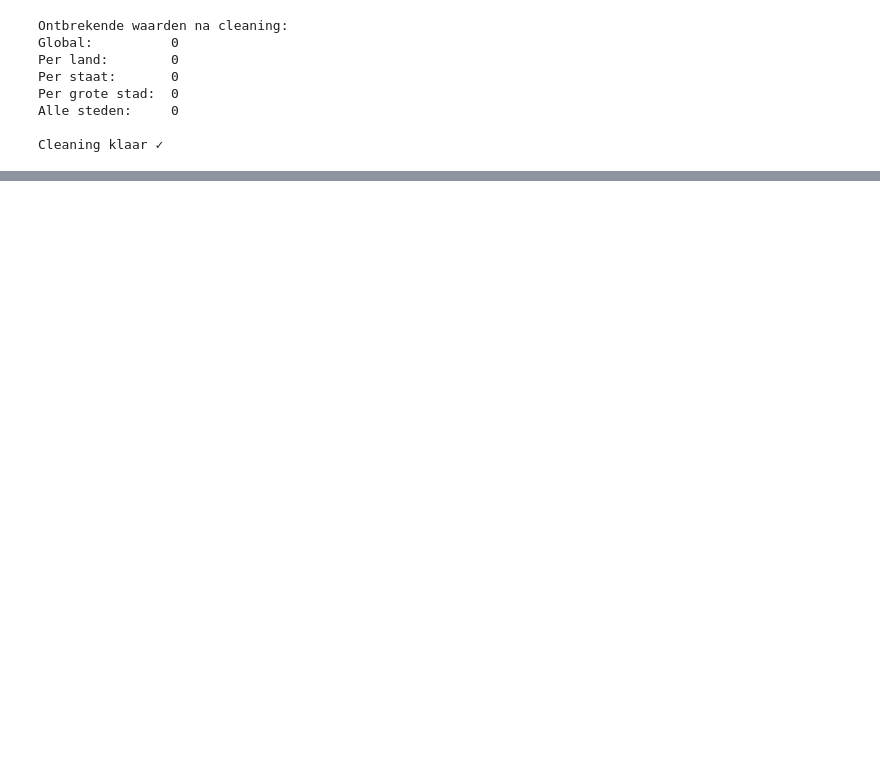
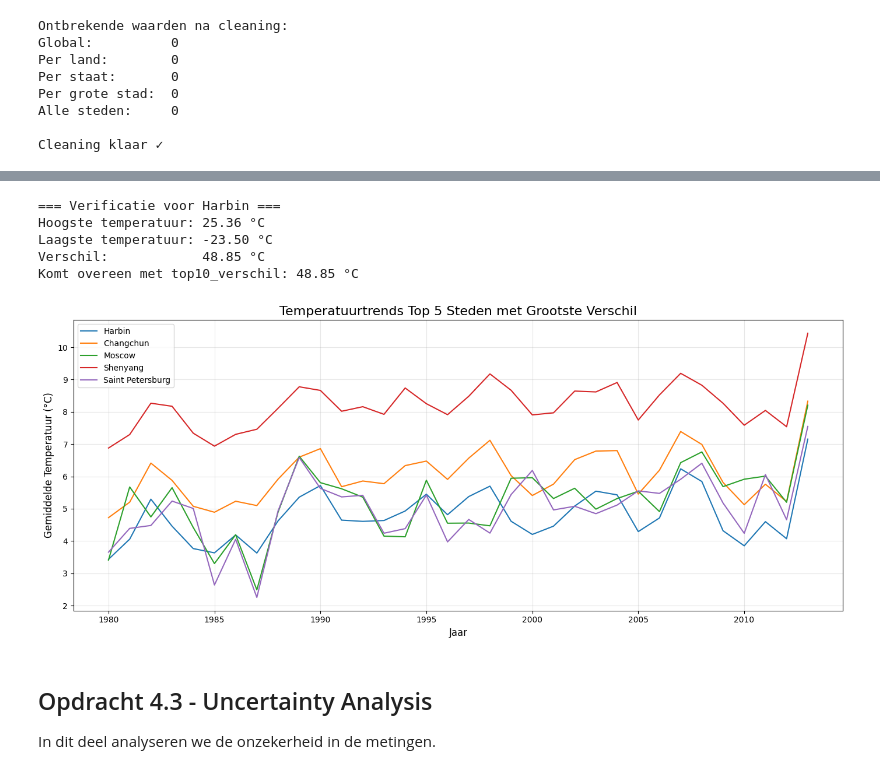
Before and after one commit to nestaschuler/climate_watch, a Jupyter notebook: Opdrachten.ipynb, the cells around one changed output, grey strips where cells are left out. Cells and saved outputs as stored; diff of their text form; code cells hidden in the pictures; blank space fills up the shorter version.

```diff
--- a/Opdrachten.ipynb
+++ b/Opdrachten.ipynb
@@ -447,0 +686,50 @@ Cleaning klaar ✓
+# %%
+# === CHECK: VERIFICATIE VAN HET VERSCHIL ===
+
+# Kies een stad uit je top 10
+stad = "Harbin"
+
+# Bekijk de ruwe data van die stad
+stad_data = df_major_city[df_major_city["City"] == stad]["AverageTemperature"]
+
+print(f"=== Verificatie voor {stad} ===")
+print(f"Hoogste temperatuur: {stad_data.max():.2f} °C")
+print(f"Laagste temperatuur: {stad_data.min():.2f} °C")
+print(f"Verschil:            {stad_data.max() - stad_data.min():.2f} °C")
+print(f"Komt overeen met top10_verschil: {top10_verschil[stad]:.2f} °C")
+# %% [output]
+=== Verificatie voor Harbin ===
+Hoogste temperatuur: 25.36 °C
+Laagste temperatuur: -23.50 °C
+Verschil:            48.85 °C
+Komt overeen met top10_verschil: 48.85 °C
+# %%
+# === VISUALISATIE: TEMPERATUURTRENDS PER STAD ===
+
+# Pak de top 5 steden met grootste verschil
+top5_steden = top10_verschil.nlargest(5).index
+
+# Jaar kolom aanmaken
+df_major_city["jaar"] = df_major_city["dt"].dt.year
+
+fig, ax = plt.subplots(figsize=(14, 6))
+
+# Voor elke stad een lijn tekenen
+for stad in top5_steden:
+    stad_data = df_major_city[df_major_city["City"] == stad]
+    per_jaar = stad_data.groupby("jaar")["AverageTemperature"].mean()
+    ax.plot(per_jaar.index, per_jaar.values, label=stad, linewidth=1.5)
+
+ax.set_title("Temperatuurtrends Top 5 Steden met Grootste Verschil", fontsize=16)
+ax.set_xlabel("Jaar", fontsize=12)
+ax.set_ylabel("Gemiddelde Temperatuur (°C)", fontsize=12)
+ax.legend()
+ax.grid(True, alpha=0.3)
+
+plt.tight_layout()
+plt.show()
+# %% [output]
+[figure, added]
+# %% [markdown]
+## Opdracht 4.3 - Uncertainty Analysis
+In dit deel analyseren we de onzekerheid in de metingen.
```
Also changed, not shown: parts of 18 cells of this notebook.
